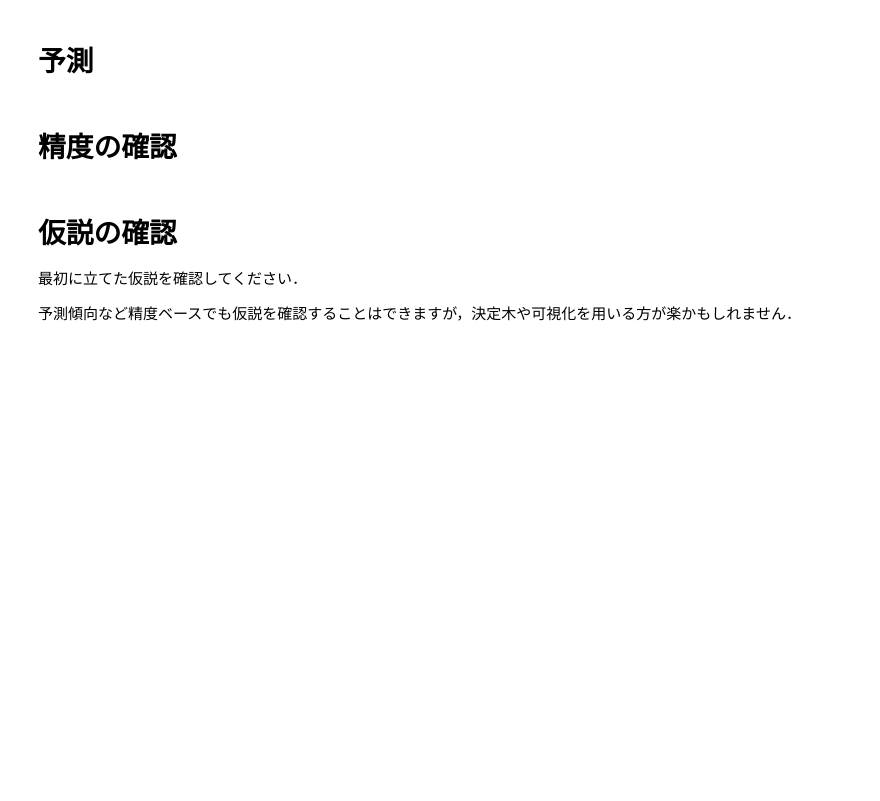
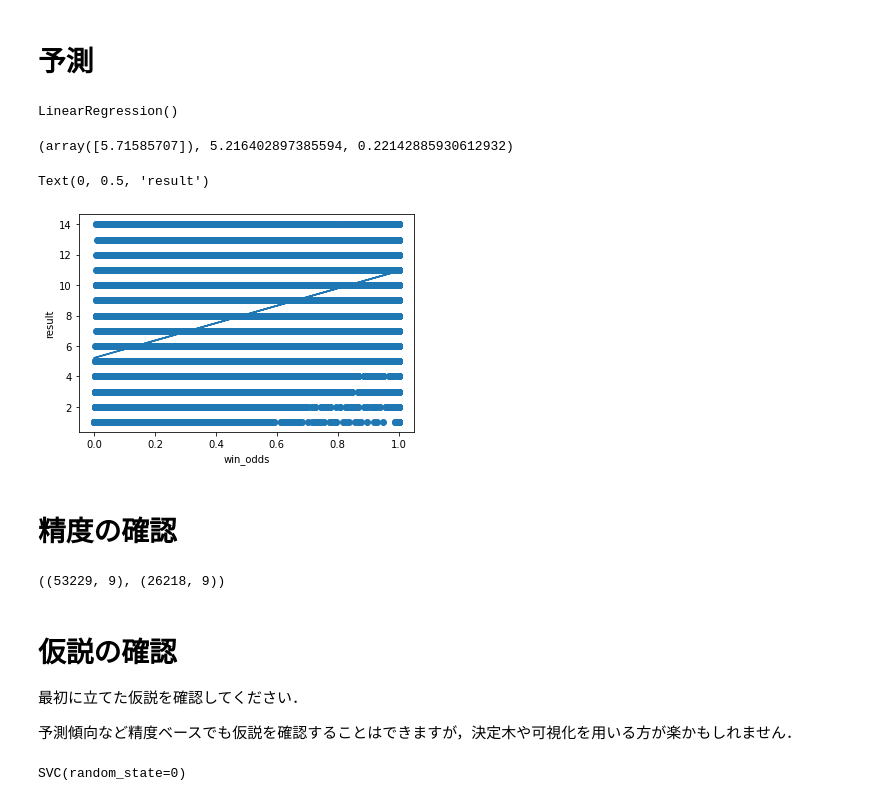
Before and after one commit to KeitaShira/Sample, a Jupyter notebook: 第5回課題.ipynb, the cells around one changed output. Drawn from its saved outputs; the diff is of its cells as text; code cells hidden in the pictures; blank space fills up the shorter version.

```diff
--- a/第5回課題.ipynb
+++ b/第5回課題.ipynb
@@ -80,2 +390,23 @@ IndexError: index 34 is out of bounds for axis 0 with size 34
+# %%
+clf = linear_model.LinearRegression()
+X = data_df["win_odds"].values.reshape(-1, 1)
+Y = data_df["result"]
+clf.fit(X, Y)
+# %% [output]
+LinearRegression()
+# %%
+# 傾き，切片，相関係数の2乗
+clf.coef_, clf.intercept_, clf.score(X, Y)
+# %% [output]
+(array([5.71585707]), 5.216402897385594, 0.22142885930612932)
+# %%
+plt.plot(X, clf.coef_ * X + clf.intercept_)
+plt.scatter(X, Y)
+plt.xlabel("win_odds")
+plt.ylabel("result")
+#点が多すぎて見にくいが、近似曲線により、馬の倍率が最小でも期待順位は5ほどとなっている
+# %% [output]
+Text(0, 0.5, 'result')
+[figure, added]
 # %% [markdown]
 # 精度の確認
@@ -82,3 +420,7 @@ IndexError: index 34 is out of bounds for axis 0 with size 34
+# %%
+X_train.shape, X_test.shape
+# %% [output]
+((53229, 9), (26218, 9))
 # %% [markdown]
 # 仮説の確認
 最初に立てた仮説を確認してください．
@@ -86,0 +432,6 @@ IndexError: index 34 is out of bounds for axis 0 with size 34
+# %%
+# 訓練
+clf = SVC(random_state=0)
+clf.fit(X_train, y_train)
+# %% [output]
+SVC(random_state=0)
```
Also changed, not shown: parts of 34 cells of this notebook.
